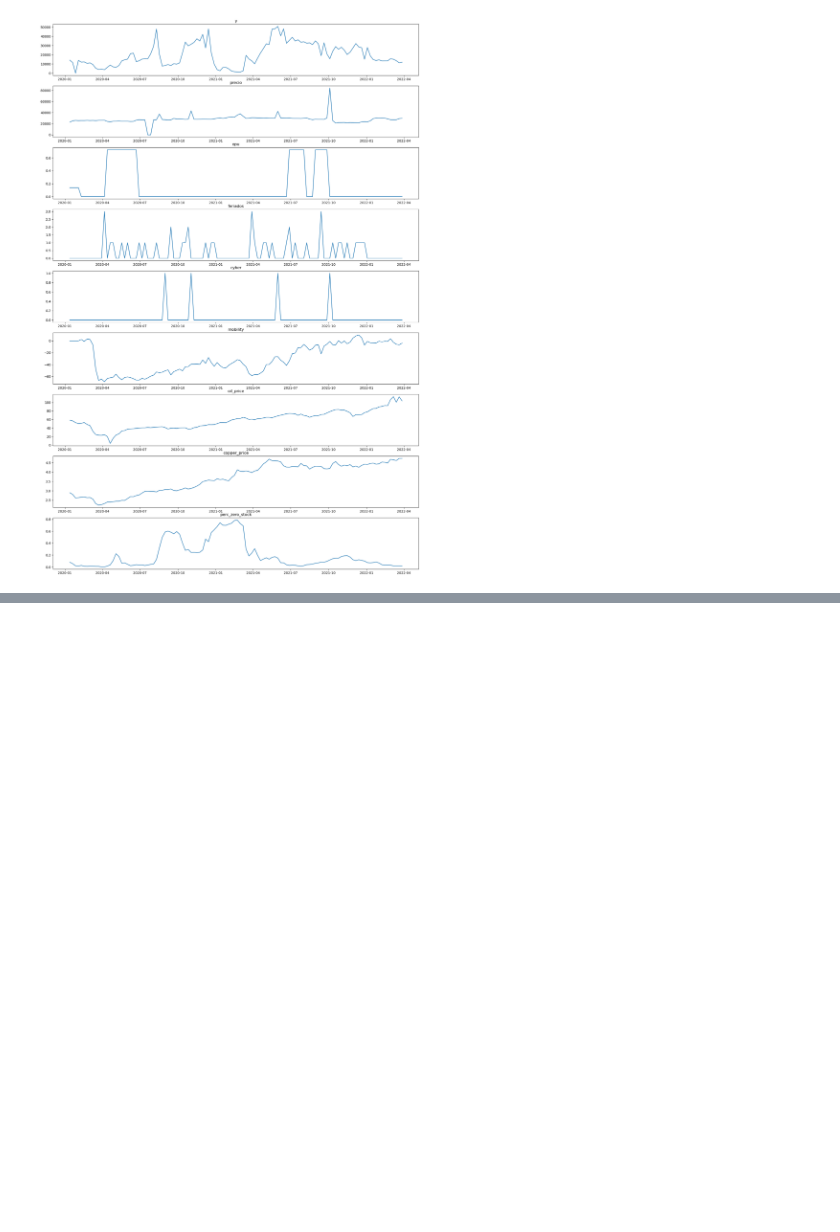
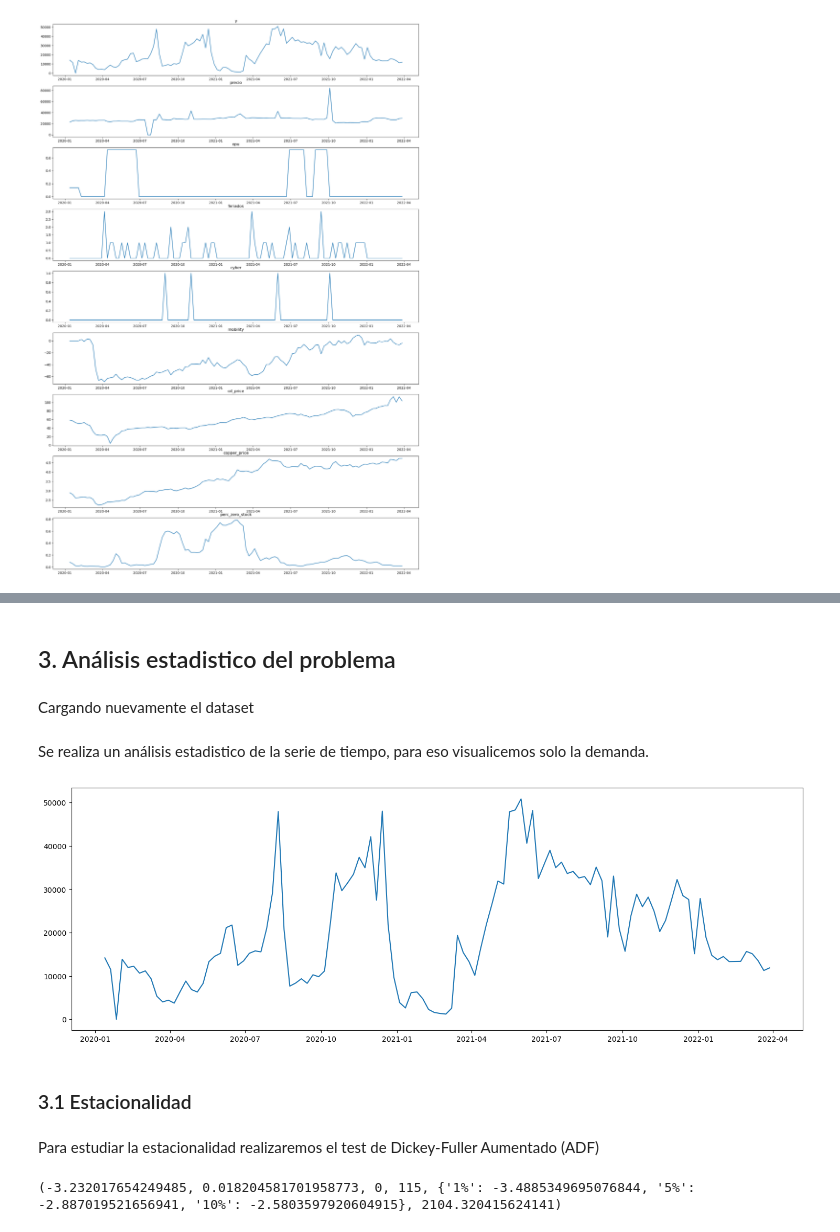
Before and after one commit to DiegoHidalgoS/Sodimac-Challenge, a Jupyter notebook: notebooks/main.ipynb, the cells around one changed output, grey strips where cells are left out. Saved outputs shown, nothing was run; the diff lists cells and outputs as text; code cells hidden in the pictures; blank space fills up the shorter version.

```diff
--- a/notebooks/main.ipynb
+++ b/notebooks/main.ipynb
@@ -144,0 +165,25 @@ for i, col in enumerate(df.columns[1:]):
+# %% [markdown]
+## 3. Análisis estadistico del problema
+# %% [markdown]
+Cargando nuevamente el dataset
+# %%
+df = pd.read_csv('../data/data_caso_forecast_clean.csv')
+df['ds'] = pd.to_datetime(df.ds,dayfirst=True)
+df = df.set_index('ds')
+# %% [markdown]
+Se realiza un análisis estadistico de la serie de tiempo, para eso visualicemos solo la demanda.
+# %%
+plt.figure(figsize=(18,6))
+plt.plot(df.y)
+plt.show()
+# %% [output]
+[figure, added]
+# %% [markdown]
+### 3.1 Estacionalidad
+# %% [markdown]
+Para estudiar la estacionalidad realizaremos el test de Dickey-Fuller Aumentado (ADF)
+# %%
+dftest = adfuller(df.y, autolag='AIC')
+print(dftest)
+# %% [output]
+(-3.232017654249485, 0.018204581701958773, 0, 115, {'1%': -3.4885349695076844, '5%': -2.887019521656941, '10%': -2.5803597920604915}, 2104.320415624141)
```
Also changed, not shown: parts of 56 cells of this notebook.
